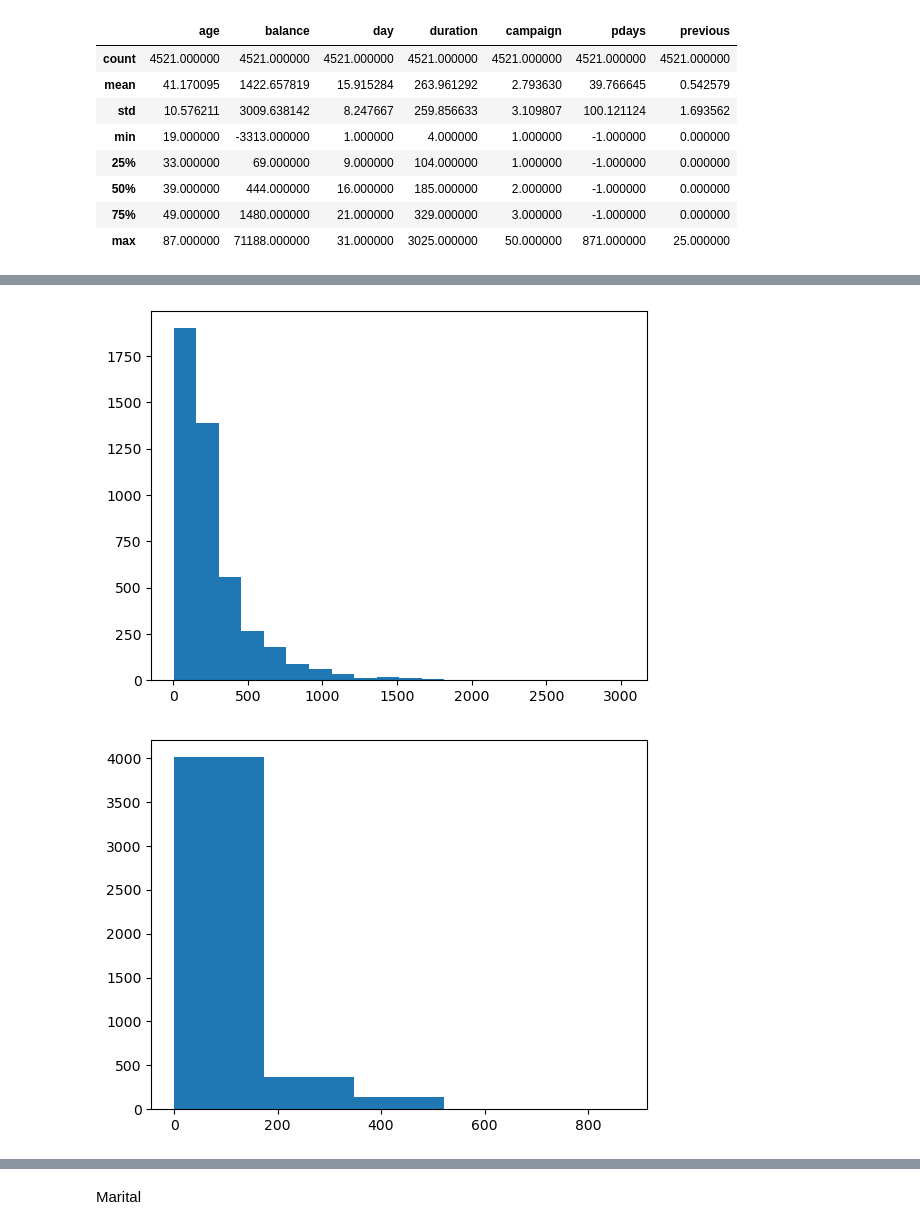
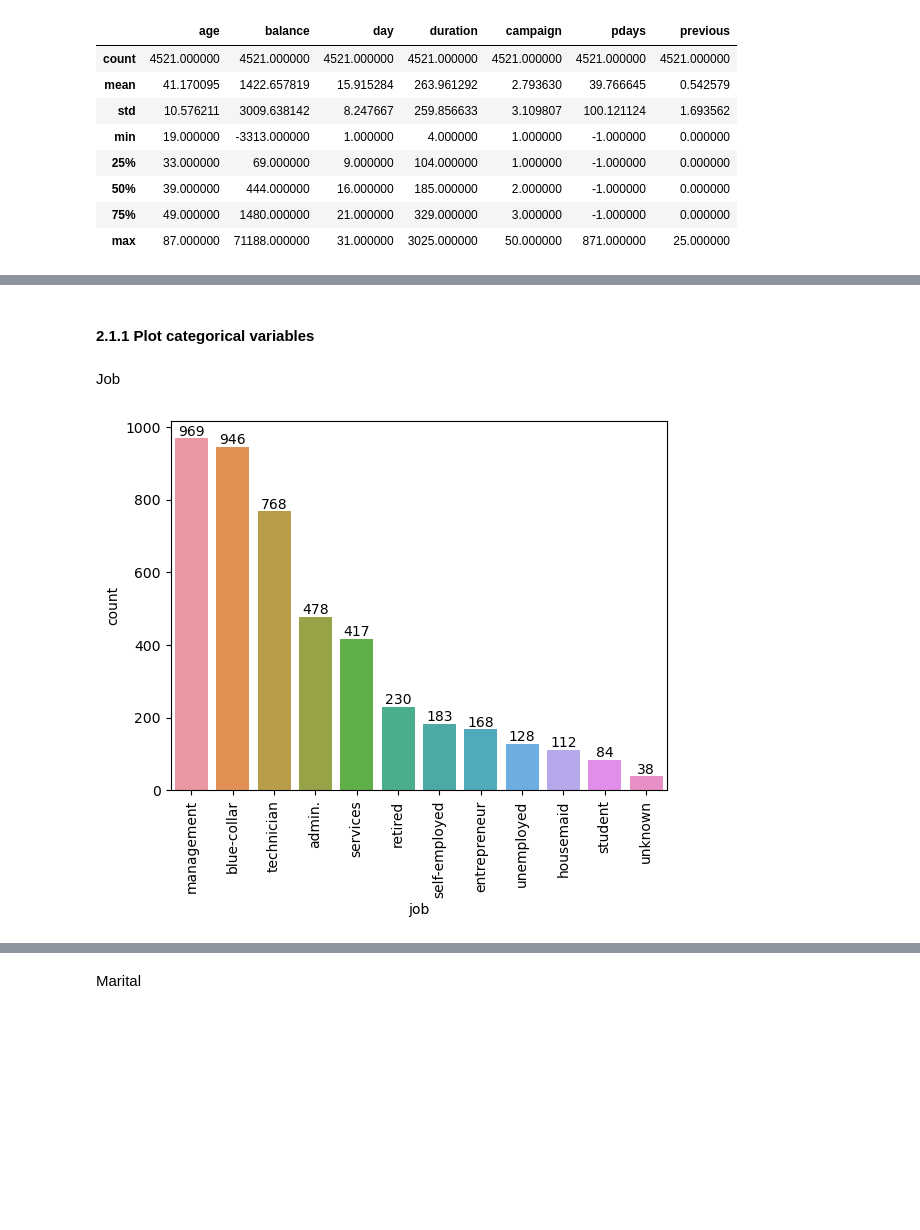
Before and after one commit to klmartin1998/spring2024-data622, a Jupyter notebook: assignments/assignment4/data622_final_project.ipynb, the cells around one changed output, grey strips where cells are left out. Cells and saved outputs as stored; diff of their text form; code cells hidden in the pictures; blank space fills up the shorter version.

```diff
--- a/assignments/assignment4/data622_final_project.ipynb
+++ b/assignments/assignment4/data622_final_project.ipynb
@@ -119,10 +115,17 @@ plt.show()
-# %%
-plt.hist(responses_raw['duration'], bins=20)
-plt.show()
-# %% [output]
-[figure, removed]
-# %%
-plt.hist(responses_raw['pdays'], bins=5)
-plt.show()
-# %% [output]
-[figure, removed]
+# %% [markdown]
+#### 2.1.1 Plot categorical variables
+# %% [markdown]
+Job
+# %%
+job_counts = pd.DataFrame(data_copy['job'].value_counts()).reset_index()
+# %%
+bar = sns.barplot(data=job_counts, x='job',y='count')
+
+for i in bar.containers:
+    bar.bar_label(i)
+plt.xticks(rotation=90)
+
+
+plt.show()
+# %% [output]
+[figure, added]
```
Also changed, not shown: parts of 173 cells of this notebook.
